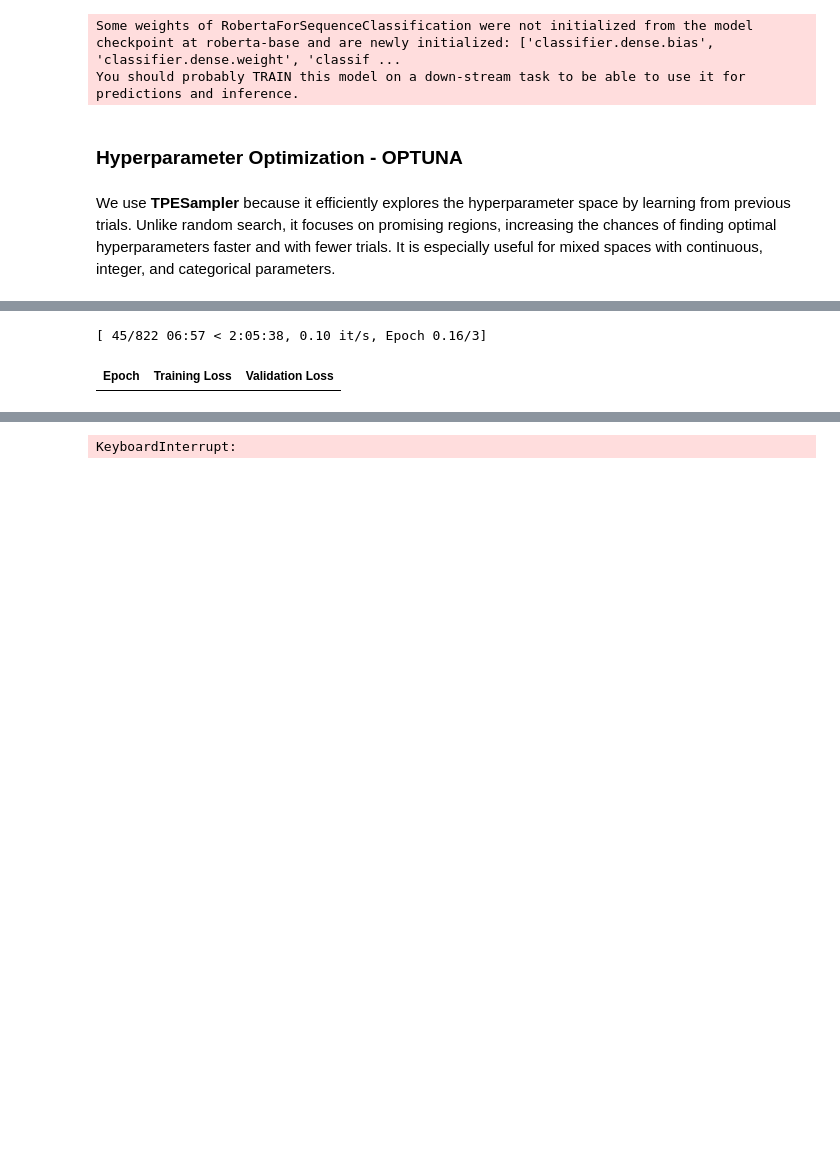
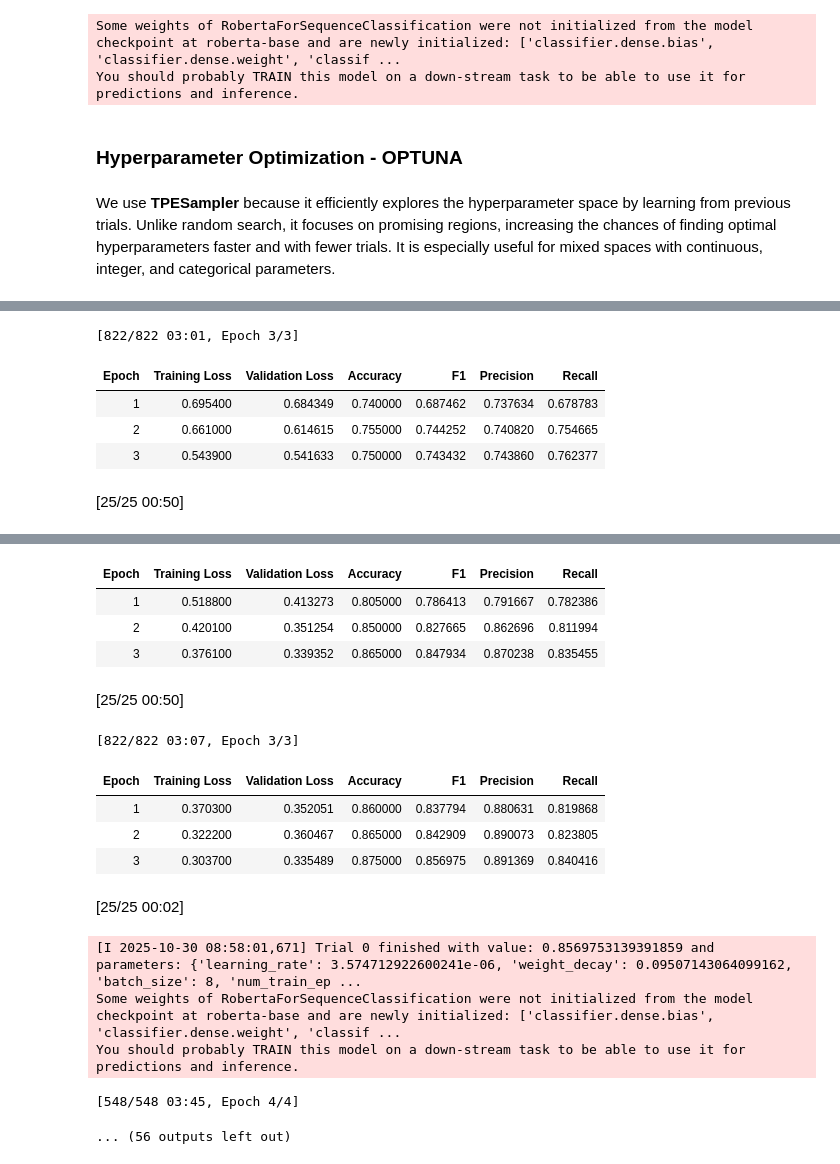
Before and after one commit to DBlassio/multimodal-argmining, a Jupyter notebook: experiments/text/HPO/HPO.ipynb, the cells around one changed output, grey strips where cells are left out. Cells and saved outputs as stored; diff of their text form; code cells hidden in the pictures; blank space fills up the shorter version.

```diff
--- a/experiments/text/HPO/HPO.ipynb
+++ b/experiments/text/HPO/HPO.ipynb
@@ -239,7 +240,7 @@ study = optuna.create_study(direction="maximize",
                             pruner=MedianPruner(n_warmup_steps=2))
 
 
-study.optimize(objective, n_trials=20, timeout=None)
+study.optimize(objective, n_trials=6, timeout=None)
 
 print("Best trial:")
 print(study.best_trial.params)
@@ -249,4 +250,8 @@ print("Best F1:", study.best_trial.value)
 Some weights of RobertaForSequenceClassification were not initialized from the model checkpoint at roberta-base and are newly initialized: ['classifier.dense.bias', 'classifier.dense.weight', 'classif ...
 You should probably TRAIN this model on a down-stream task to be able to use it for predictions and inference.
-[ 45/822 06:57 < 2:05:38, 0.10 it/s, Epoch 0.16/3]
+[822/822 03:01, Epoch 3/3]
-| Epoch | Training Loss | Validation Loss |
+| Epoch | Training Loss | Validation Loss | Accuracy | F1 | Precision | Recall |
+| 1 | 0.695400 | 0.684349 | 0.740000 | 0.687462 | 0.737634 | 0.678783 |
+| 2 | 0.661000 | 0.614615 | 0.755000 | 0.744252 | 0.740820 | 0.754665 |
+| 3 | 0.543900 | 0.541633 | 0.750000 | 0.743432 | 0.743860 | 0.762377 |
+[25/25 00:50]
@@ -270,4 +259,19 @@ KeyboardInterrupt
+| Epoch | Training Loss | Validation Loss | Accuracy | F1 | Precision | Recall |
+| 1 | 0.518800 | 0.413273 | 0.805000 | 0.786413 | 0.791667 | 0.782386 |
+| 2 | 0.420100 | 0.351254 | 0.850000 | 0.827665 | 0.862696 | 0.811994 |
+| 3 | 0.376100 | 0.339352 | 0.865000 | 0.847934 | 0.870238 | 0.835455 |
+[25/25 00:50]
-KeyboardInterrupt:
+[822/822 03:07, Epoch 3/3]
+| Epoch | Training Loss | Validation Loss | Accuracy | F1 | Precision | Recall |
+| 1 | 0.370300 | 0.352051 | 0.860000 | 0.837794 | 0.880631 | 0.819868 |
+| 2 | 0.322200 | 0.360467 | 0.865000 | 0.842909 | 0.890073 | 0.823805 |
+| 3 | 0.303700 | 0.335489 | 0.875000 | 0.856975 | 0.891369 | 0.840416 |
+[25/25 00:02]
+[I 2025-10-30 08:58:01,671] Trial 0 finished with value: 0.8569753139391859 and parameters: {'learning_rate': 3.574712922600241e-06, 'weight_decay': 0.09507143064099162, 'batch_size': 8, 'num_train_ep ...
+Some weights of RobertaForSequenceClassification were not initialized from the model checkpoint at roberta-base and are newly initialized: ['classifier.dense.bias', 'classifier.dense.weight', 'classif ...
+You should probably TRAIN this model on a down-stream task to be able to use it for predictions and inference.
+[548/548 03:45, Epoch 4/4]
+... (56 outputs left out)
 # %%
 # Re-train the best model with optimal hyperparameters
 best_params = study.best_trial.params
```
Also changed, not shown: parts of 6 cells of this notebook.
